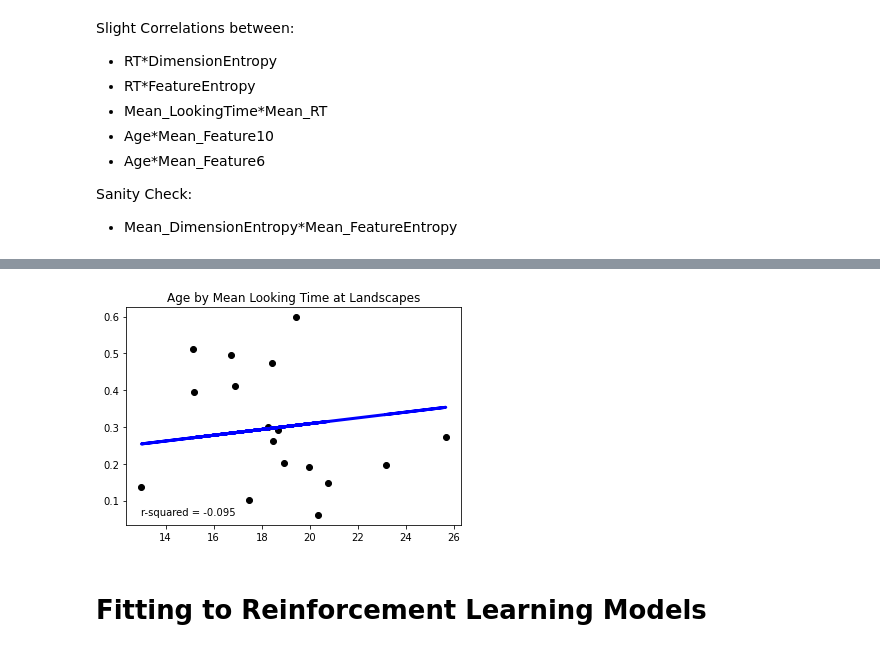
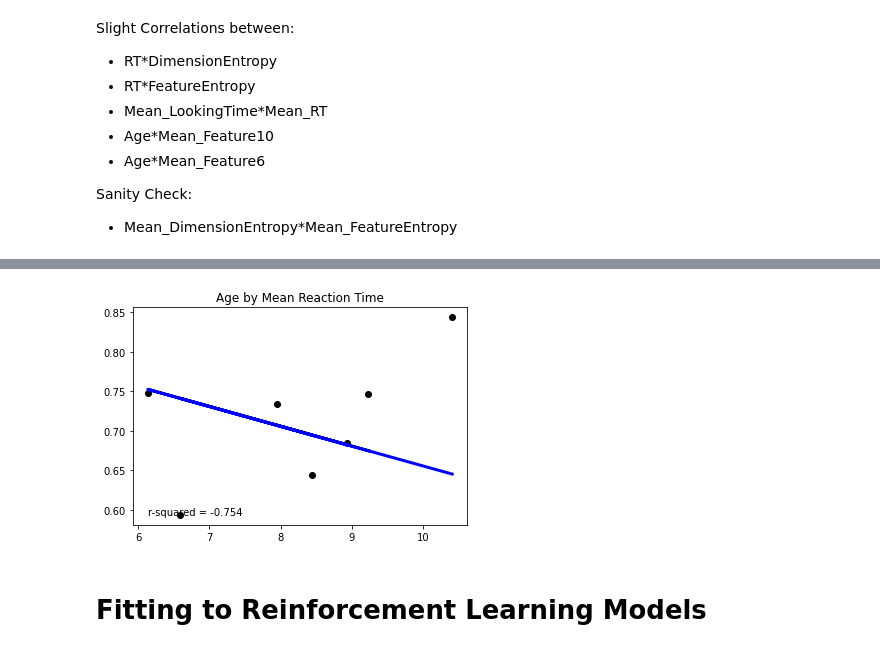
Before and after one commit to angelaradulescu/ldm-analysis, a Jupyter notebook: 6. ModelFitting.ipynb, the cells around one changed output, grey strips where cells are left out. Drawn from its saved outputs; the diff is of its cells as text; code cells hidden in the pictures.

```diff
--- a/6. ModelFitting.ipynb
+++ b/6. ModelFitting.ipynb
@@ -16,7 +16,7 @@ import statsmodels.api as sm
 from sklearn.linear_model import LinearRegression
 from sklearn.metrics import r2_score
 # %%
-combined_df = pd.read_csv('ProcessedData/PreChoice_CombinedBehavioralEyeTrackingData.csv', index_col='Unnamed: 0')
+combined_df = pd.read_csv('ProcessedData/PreChoice_Processed_CombinedBehavioralEyetrackingData.csv')
 # %%
 combined_df.keys()
 # %% [output]
@@ -80,5 +81,6 @@ summary_df['Mean_FeatureEntropy'] = combined_df.groupby('Subj')['FeatureEntropy'
 summary_df['Mean_LookingTime'] = combined_df.groupby('Subj')['TotalLookingTime'].describe()['mean']
 summary_df['Mean_Correct'] = combined_df.groupby('Subj')['Correct'].describe()['mean']
 summary_df['LearnedFeat'] = combined_df.groupby('Subj')['LearnedFeat'].describe()['top']
+summary_df['Mean_PoL'] = combined_df.groupby('Subj')['PoL'].describe()['mean']
 summary_df = summary_df.reset_index()
 # %%
@@ -330,29 +374,33 @@ Sanity Check:
 # %%
-X = np.array(summary_df.Age).reshape((-1,1))
-y = np.array(summary_df.Mean_Objects)
+learned_summary_df = summary_df.loc[summary_df['LearnedFeat']]
+X = np.array(learned_summary_df.Mean_PoL).reshape((-1,1))
+y = np.array(learned_summary_df.Mean_RT)
 
 shuffler = np.random.permutation(len(X))
 
 X_shuffled = X[shuffler]
 y_shuffled = y[shuffler]
 
 # Split the data into training/testing sets
-X_train, X_test = np.split(X_shuffled,2)
+X_train1, X_train2, X_test = np.array_split(X_shuffled,3)
 
 # Split the targets into training/testing sets
-y_train, y_test = np.split(y_shuffled,2)
+y_train1, y_train2, y_test = np.array_split(y_shuffled,3)
+
+X_train = np.append(X_train1, X_train2).reshape(-1, 1)
+y_train = np.append(y_train1, y_train2)
 
 # fit to model and predict on test set
 model = LinearRegression().fit(X=X_train, y=y_train)
 y_pred = model.predict(X_test)
 
 # plot
 plt.scatter(X_test, y_test, color="black")
 plt.plot(X_test, y_pred, color="blue", linewidth=3)
 plt.annotate("r-squared = {:.3f}".format(r2_score(y_test, y_pred)), (min(X_test), min(y_test)))
-plt.title("Age by Mean Looking Time at Landscapes")
+plt.title("Age by Mean Reaction Time")
 plt.show()
 # %% [output]
-[figure, old version]
+[figure, new version]
 # %% [markdown]
 # Fitting to Reinforcement Learning Models
```
Also changed, not shown: parts of 7 cells of this notebook, 5 other files.
